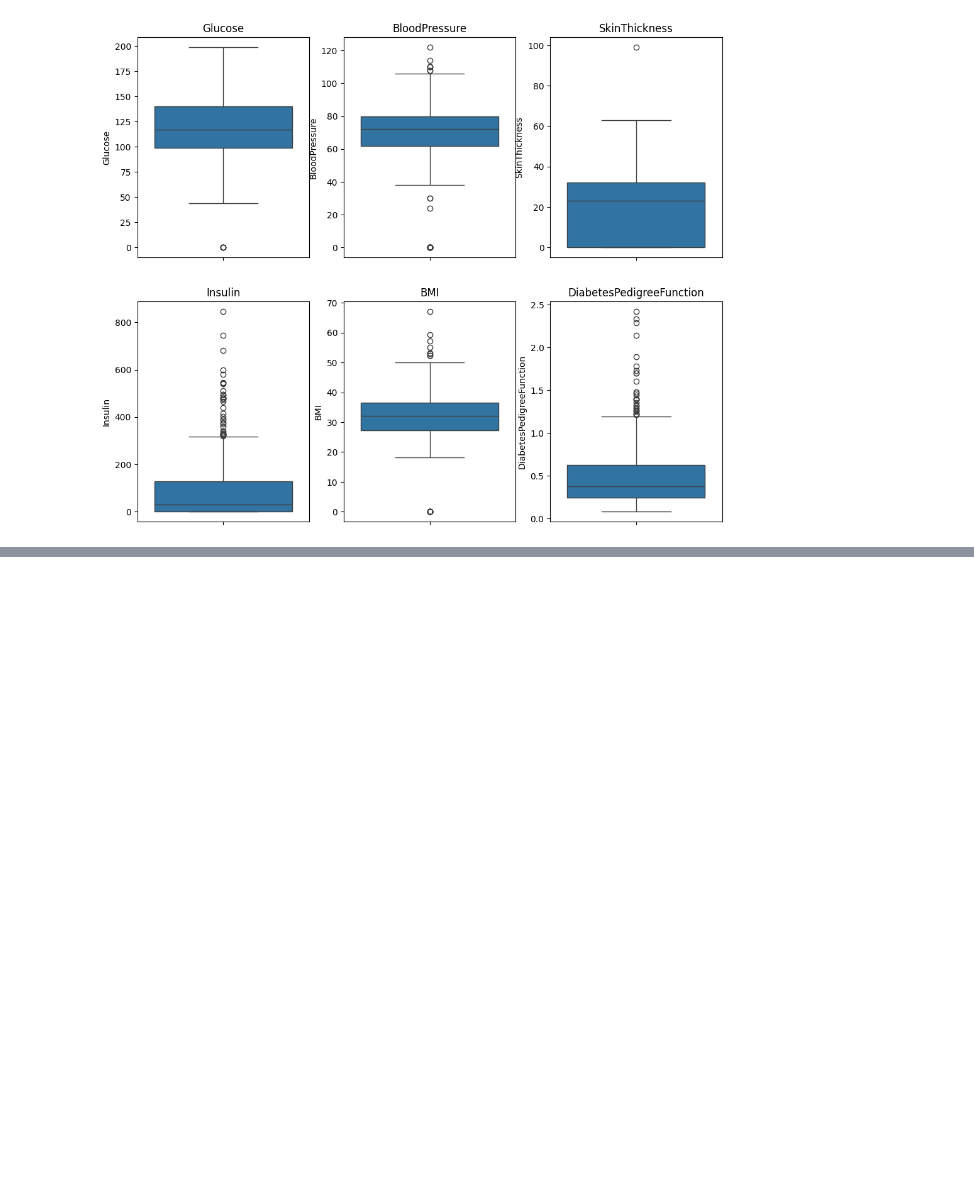
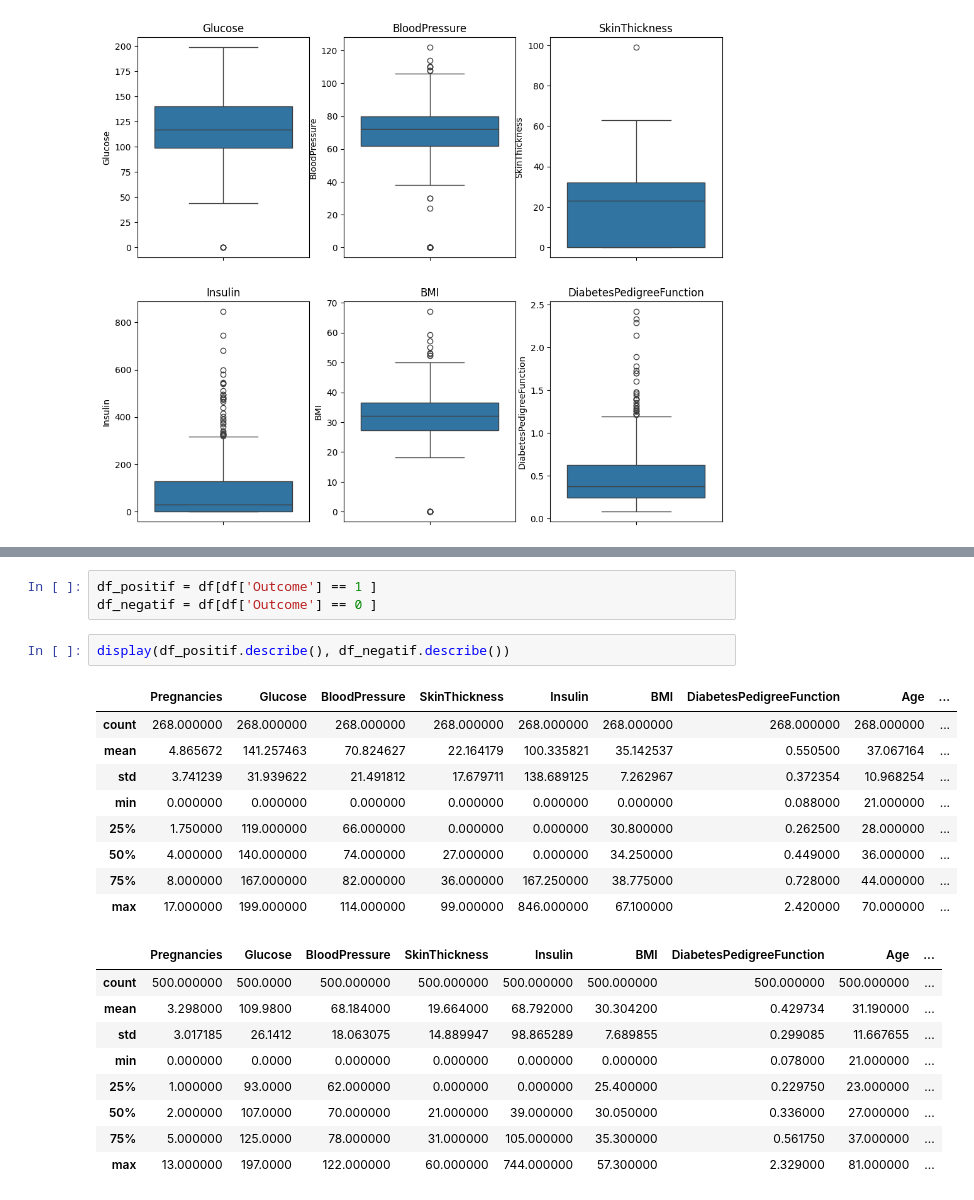
Before and after one commit to GITGENome/diabet, a Jupyter notebook: diabete.ipynb, the cells around one changed output, grey strips where cells are left out. Saved outputs shown, nothing was run; the diff lists cells and outputs as text; blank space fills up the shorter version.

```diff
--- a/diabete.ipynb
+++ b/diabete.ipynb
@@ -204,0 +214,24 @@ for i in range (len(columns)//2):
+# %%
+df_positif = df[df['Outcome'] == 1 ]
+df_negatif = df[df['Outcome'] == 0 ]
+# %%
+display(df_positif.describe(), df_negatif.describe())
+# %% [output]
+|  | Pregnancies | Glucose | BloodPressure | SkinThickness | Insulin | BMI | DiabetesPedigreeFunction | Age | ... |
+| count | 268.000000 | 268.000000 | 268.000000 | 268.000000 | 268.000000 | 268.000000 | 268.000000 | 268.000000 | ... |
+| mean | 4.865672 | 141.257463 | 70.824627 | 22.164179 | 100.335821 | 35.142537 | 0.550500 | 37.067164 | ... |
+| std | 3.741239 | 31.939622 | 21.491812 | 17.679711 | 138.689125 | 7.262967 | 0.372354 | 10.968254 | ... |
+| min | 0.000000 | 0.000000 | 0.000000 | 0.000000 | 0.000000 | 0.000000 | 0.088000 | 21.000000 | ... |
+| 25% | 1.750000 | 119.000000 | 66.000000 | 0.000000 | 0.000000 | 30.800000 | 0.262500 | 28.000000 | ... |
+| 50% | 4.000000 | 140.000000 | 74.000000 | 27.000000 | 0.000000 | 34.250000 | 0.449000 | 36.000000 | ... |
+| 75% | 8.000000 | 167.000000 | 82.000000 | 36.000000 | 167.250000 | 38.775000 | 0.728000 | 44.000000 | ... |
+| max | 17.000000 | 199.000000 | 114.000000 | 99.000000 | 846.000000 | 67.100000 | 2.420000 | 70.000000 | ... |
+|  | Pregnancies | Glucose | BloodPressure | SkinThickness | Insulin | BMI | DiabetesPedigreeFunction | Age | ... |
+| count | 500.000000 | 500.0000 | 500.000000 | 500.000000 | 500.000000 | 500.000000 | 500.000000 | 500.000000 | ... |
+| mean | 3.298000 | 109.9800 | 68.184000 | 19.664000 | 68.792000 | 30.304200 | 0.429734 | 31.190000 | ... |
+| std | 3.017185 | 26.1412 | 18.063075 | 14.889947 | 98.865289 | 7.689855 | 0.299085 | 11.667655 | ... |
+| min | 0.000000 | 0.0000 | 0.000000 | 0.000000 | 0.000000 | 0.000000 | 0.078000 | 21.000000 | ... |
+| 25% | 1.000000 | 93.0000 | 62.000000 | 0.000000 | 0.000000 | 25.400000 | 0.229750 | 23.000000 | ... |
+| 50% | 2.000000 | 107.0000 | 70.000000 | 21.000000 | 39.000000 | 30.050000 | 0.336000 | 27.000000 | ... |
+| 75% | 5.000000 | 125.0000 | 78.000000 | 31.000000 | 105.000000 | 35.300000 | 0.561750 | 37.000000 | ... |
+| max | 13.000000 | 197.0000 | 122.000000 | 60.000000 | 744.000000 | 57.300000 | 2.329000 | 81.000000 | ... |
```
Also changed, not shown: parts of 3 cells of this notebook.
